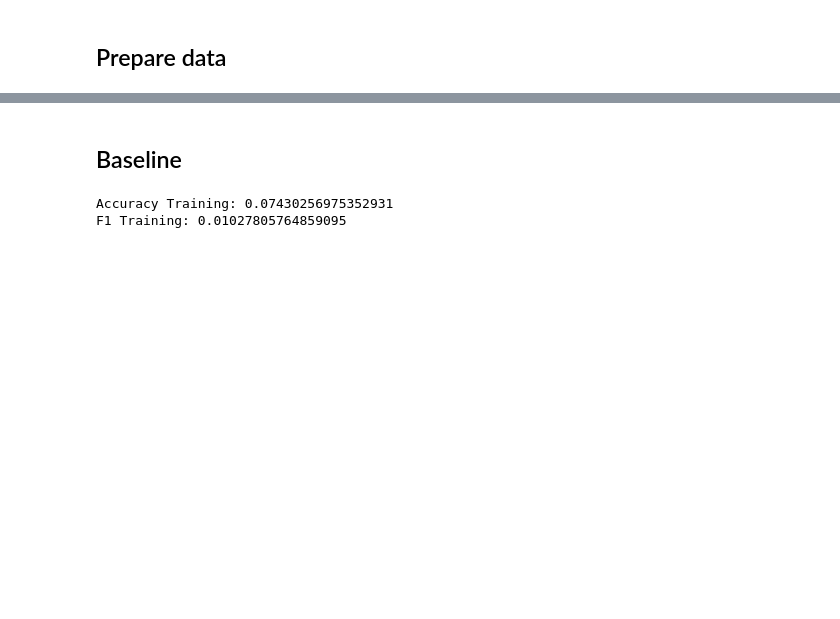
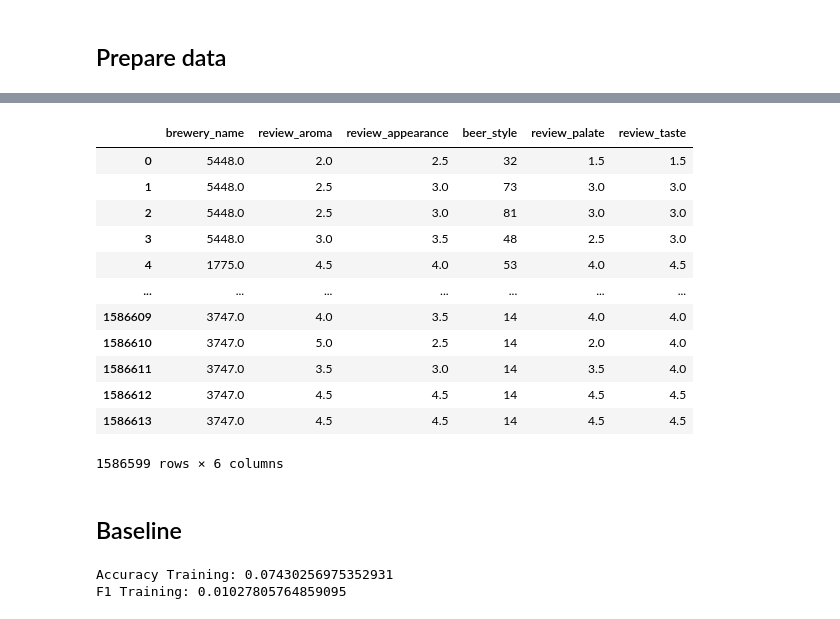
Before and after one commit to daveanker/adsi_at2, a Jupyter notebook: notebooks/at2.ipynb, the cells around one changed output, grey strips where cells are left out. Saved outputs shown, nothing was run; the diff lists cells and outputs as text; code cells hidden in the pictures; blank space fills up the shorter version.

```diff
--- a/notebooks/at2.ipynb
+++ b/notebooks/at2.ipynb
@@ -129,4 +127,4 @@ for x in df_cleaned['brewery_name']:
 beer_set = set(df_cleaned['beer_style'])
 beer_list = list(beer_set)
 brewery_set = set(df_cleaned['brewery_name'])
-brewer_list = list(brewery_set)
+brewery_list = list(brewery_set)
@@ -155,9 +157,25 @@ num_cols = ['review_aroma', 'review_appearance', 'review_palate', 'review_taste'
 sc = StandardScaler()
 # %%
 # Fit and transform the numeric features and replace the data into it
-df_cleaned[num_cols] = sc.fit_transform(df_cleaned[num_cols])
+#df_cleaned[num_cols] = sc.fit_transform(df_cleaned[num_cols])
 # %%
 df_cleaned['beer_style'] = df_cleaned['beer_style'].astype(int)
+# %%
+df_cleaned
+# %% [output]
+|  | brewery_name | review_aroma | review_appearance | beer_style | review_palate | review_taste |
+| 0 | 5448.0 | 2.0 | 2.5 | 32 | 1.5 | 1.5 |
+| 1 | 5448.0 | 2.5 | 3.0 | 73 | 3.0 | 3.0 |
+| 2 | 5448.0 | 2.5 | 3.0 | 81 | 3.0 | 3.0 |
+| 3 | 5448.0 | 3.0 | 3.5 | 48 | 2.5 | 3.0 |
+| 4 | 1775.0 | 4.5 | 4.0 | 53 | 4.0 | 4.5 |
+| ... | ... | ... | ... | ... | ... | ... |
+| 1586609 | 3747.0 | 4.0 | 3.5 | 14 | 4.0 | 4.0 |
+| 1586610 | 3747.0 | 5.0 | 2.5 | 14 | 2.0 | 4.0 |
+| 1586611 | 3747.0 | 3.5 | 3.0 | 14 | 3.5 | 4.0 |
+| 1586612 | 3747.0 | 4.5 | 4.5 | 14 | 4.5 | 4.5 |
+| 1586613 | 3747.0 | 4.5 | 4.5 | 14 | 4.5 | 4.5 |
+1586599 rows × 6 columns
 # %%
 #from src.data.sets import split_sets_random, save_sets, pop_target
 
```
Also changed, not shown: parts of 12 cells of this notebook, 4 other files.
